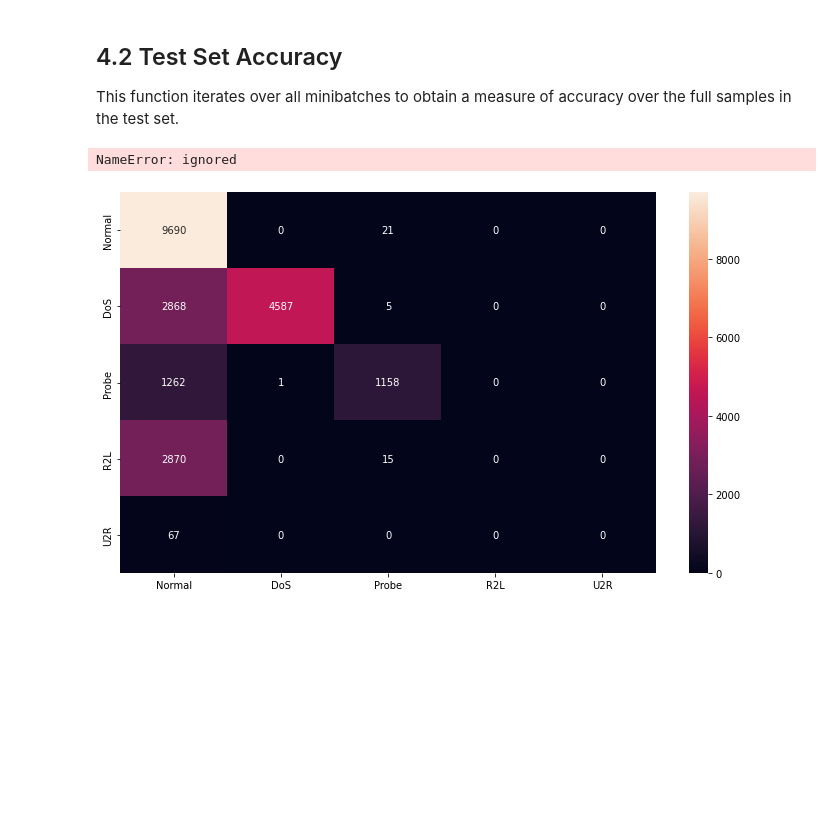
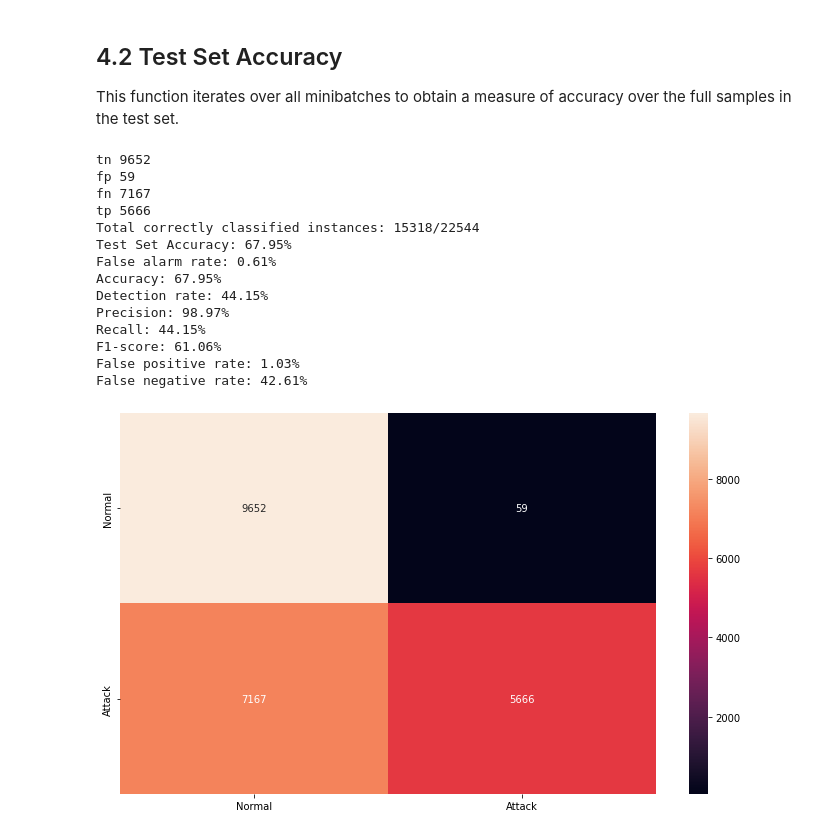
Before and after one commit to sotirischatzimiltis/MscThesis, a Jupyter notebook: SpikingNeuralNetwork/spiking_neural_network_binary_classification.ipynb, the cells around one changed output. Cells and saved outputs as stored; diff of their text form; code cells hidden in the pictures; blank space fills up the shorter version.

```diff
--- a/SpikingNeuralNetwork/spiking_neural_network_binary_classification.ipynb
+++ b/SpikingNeuralNetwork/spiking_neural_network_binary_classification.ipynb
@@ -10,12 +5,17 @@ test_Dataset = 'test_rf05_multiclass.csv'
+# %%
+train_Dataset = 'train_rf05.csv'
+test_Dataset = 'test_rf05.csv'
 # %% [markdown]
 # Set Training Arguments
 # %%
 bsize =1024 # set batch size
-nhidden = 2000 # number of hidden nodes
-nsteps = 25 # number of time steps
-b = 0.9 # beta/decay variable
 learning_rate = 0.0005 # set learning rate of optimizer
-nepochs = 2 # number of epochs
+num_epochs = 2 # number of epochs
+num_hidden = 30 # hidden layer neurons
+
+# Temporal Dynamics
+num_steps = 25
+beta = 0.9
 # %%
 !pip install snntorch
 # %% [output]
@@ -60,12 +57,11 @@ import seaborn as sn
 Get data from GitLab
 # %%
 class MyDataset(Dataset):
+  def __init__(self,file_name):
+    df=pd.read_csv(file_name)
 
-  def __init__(self,file_name):
-    price_df=pd.read_csv(file_name)
-
-    x=price_df.iloc[:,:-1].values
-    y=price_df.iloc[:,-1].values
+    x=df.iloc[:,:-1].values
+    y=df.iloc[:,-1].values
     print(x)
     print(y)
     self.x_train=torch.tensor(x,dtype=torch.float32)
@@ -110,12 +105,7 @@ test_loader = DataLoader(testDs, batch_size=batch_size, shuffle=True, drop_last=
 # %%
 # Network Architecture
 num_inputs = len(trainDs.x_train[1]) # input layer neurons i
-num_hidden = nhidden # hidden layer neurons
-num_outputs = 5 # output layer neurons /binary classification
-
-# Temporal Dynamics
-num_steps = nsteps
-beta = b
+num_outputs = 2 # output layer neurons /binary classification
 # %%
 # Define Network
 class Net(nn.Module):
@@ -407,43 +370,56 @@ with torch.no_grad(): # switch off gradient computation
     y_true.extend(targets.cpu())
     total += targets.size(0)
     correct += (predicted == targets).sum().item()
 
 
 # constant for classes
-classes = ('Normal', 'DoS','Probe','R2L','U2R')
+classes = ('Normal', 'Attack')
 
 # Build confusion matrix
 cf_matrix = confusion_matrix(y_true, y_pred)
-# tn, fp, fn, tp = confusion_matrix(y_true,y_pred).ravel()
-# print("tn",tn)
-# print("fp",fp)
-# print("fn",fn)
-# print("tp",tp)
-# # rows is the truth , columns is the predicted
-# plot confusion matrix with actual numbers
+tn, fp, fn, tp = confusion_matrix(y_true,y_pred).ravel()
+print("tn",tn)
+print("fp",fp)
+print("fn",fn)
+print("tp",tp)
+# rows is the truth , columns is the predicted
+#plot confusion matrix with actual numbers
 df_cm= pd.DataFrame(cf_matrix, index = [i for i in classes],
                      columns = [i for i in classes])
 
 
 plt.figure(figsize = (12,7))
 sn.heatmap(df_cm, annot=True,fmt ='g')
 
 precision = (tp/(tp+fp))
 recall = (tp/(tp+fn))
 
 print(f"Total correctly classified instances: {correct}/{total}")
 print(f"Test Set Accuracy: {100 * correct / total:.2f}%")
 print(f"False alarm rate: {100*(fp/(fp+tn)):.2f}%")
 print(f"Accuracy: {100*((tp+tn)/(tp+fp+fn+tn)):.2f}%")
 print(f"Detection rate: {100 *(tp/(tp+fn)):.2f}%")
 print(f"Precision: {100 * precision:.2f}%")
 print(f"Recall: {100 * recall:.2f}%")
 print(f"F1-score: {100 *((2*precision*recall)/(precision+recall)):.2f}%")
 print(f"False positive rate: {100*(fp/(fp+tp)):.2f}%")
 print(f"False negative rate: {100*(fn/(fn+tn)):.2f}%")
 # %% [output]
-NameError: ignored
+tn 9652
+fp 59
+fn 7167
+tp 5666
+Total correctly classified instances: 15318/22544
+Test Set Accuracy: 67.95%
+False alarm rate: 0.61%
+Accuracy: 67.95%
+Detection rate: 44.15%
+Precision: 98.97%
+Recall: 44.15%
+F1-score: 61.06%
+False positive rate: 1.03%
+False negative rate: 42.61%
-[figure, old version]
+[figure, new version]
 # %%
 total = 0
 correct = 0
```
Also changed, not shown: parts of 14 cells of this notebook.
